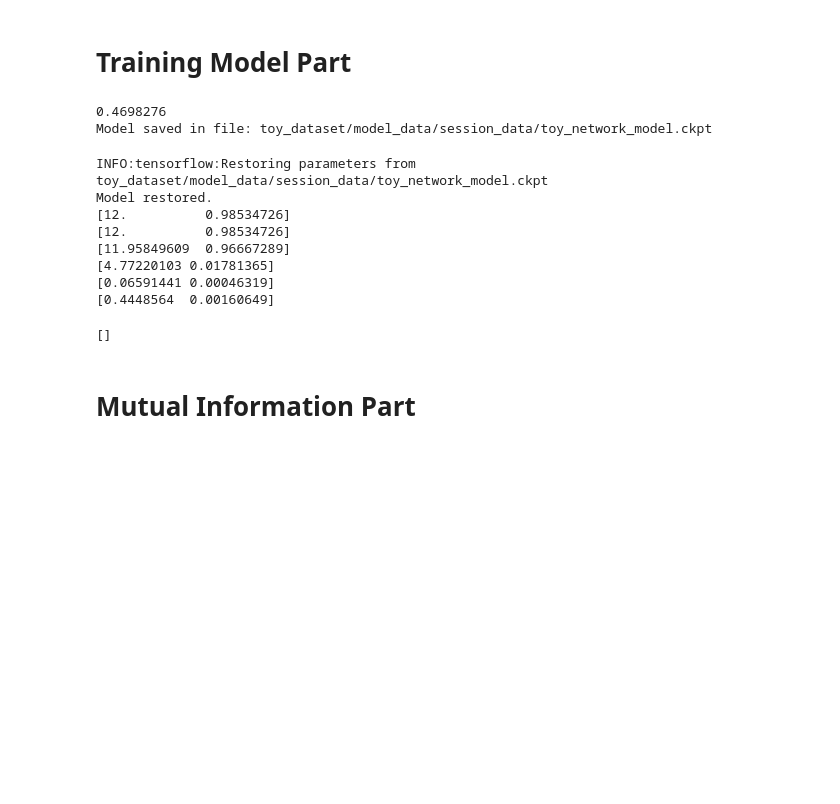
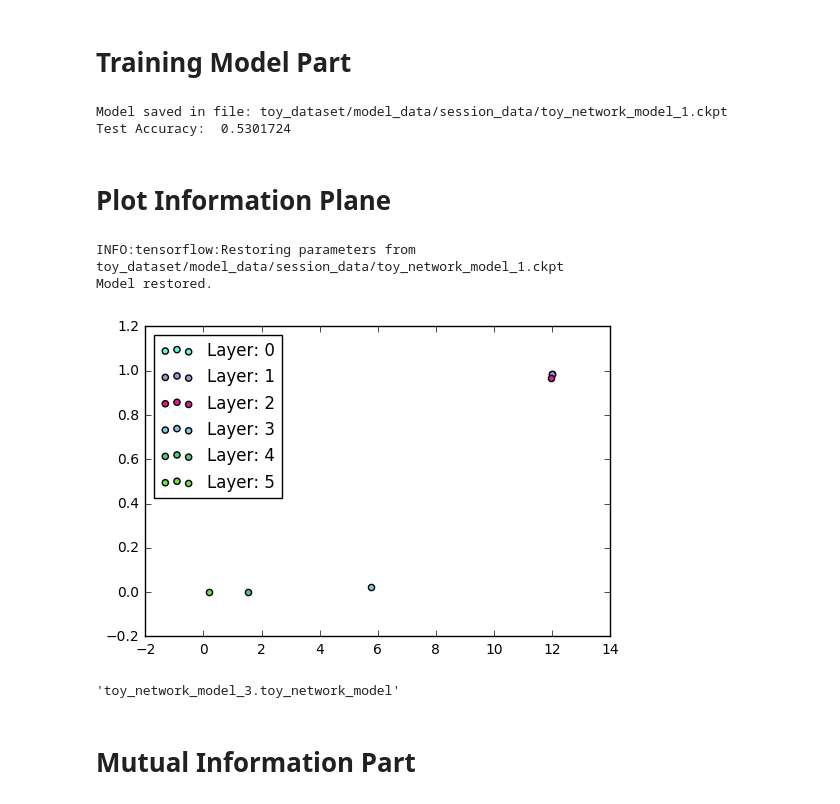
Before and after one commit to AnnaGolubeva/WS2018, a Jupyter notebook: toy_network_state_of_the_art.ipynb, the cells around one changed output. Drawn from its saved outputs; the diff is of its cells as text; code cells hidden in the pictures; blank space fills up the shorter version.

```diff
--- a/toy_network_state_of_the_art.ipynb
+++ b/toy_network_state_of_the_art.ipynb
@@ -22,7 +28,8 @@ def weight_variable(shape):
 data_folder = "toy_dataset/"
 save_folder = ["model_data/accuracy_data/","model_data/session_data/"]
 dataset_file = ["configs.npy","labels.npy","labels64.npy"]
-model_file = "toy_network_model.ckpt"
+model_file = lambda i="": "toy_network_model_{}.ckpt".format(i)
+#epoch_sess_file = lambda i: model_file.split('.')[0]+'_'+'{}'.format(i)+'.'+model_file.split('.')[0]
 
 
 ##### ----- Import data ---- #####
@@ -135,45 +142,47 @@ for epoch in range(num_epochs):
     if epoch%10==0:
         test_acc += [sess.run(accuracy, feed_dict={x: configs_test, y_: labels_test})]
 
+    # save the variables to disk each epoch
+    save_path = saver.save(sess,data_folder+save_folder[1]+model_file(epoch+1))
+    print("Model saved in file: %s" % data_folder+save_folder[1]+model_file(epoch+1))
 
 correct_prediction = tf.equal(tf.argmax(tf.sigmoid(y), 1), tf.argmax(y_, 1))
 accuracy = tf.reduce_mean(tf.cast(correct_prediction, tf.float32))
-print(sess.run(accuracy, feed_dict={x: configs_test, y_: labels_test}))
+print('Test Accuracy: ',sess.run(accuracy, feed_dict={x: configs_test, y_: labels_test}))
 
-# save the variables to disk
-save_path = saver.save(sess,data_folder+save_folder[1]+model_file)
-print("Model saved in file: %s" % data_folder+save_folder[1]+model_file)
+
 
 # save arrays with accuracy and error data
 np.savez_compressed(data_folder+save_folder[0]+'{}epochs_train_acc'.format(num_epochs), a=train_acc)
 np.savez_compressed(data_folder+save_folder[0]+'{}epochs_test_acc'.format(num_epochs), a=test_acc)
 np.savez_compressed(data_folder+save_folder[0]+'{}epochs_err_list'.format(num_epochs), a=err_list)
 # %% [output]
-0.4698276
-Model saved in file: toy_dataset/model_data/session_data/toy_network_model.ckpt
+Model saved in file: toy_dataset/model_data/session_data/toy_network_model_1.ckpt
+Test Accuracy:  0.5301724
+# %% [markdown]
+# Plot Information Plane
 # %%
-# Restore variables from disk.
-saver.restore(sess,data_folder+save_folder[1]+model_file)
-print("Model restored.")
+for epoch in range(num_epochs):
+    # Import each epoch session file
+    saver.restore(sess,data_folder+save_folder[1]+model_file(epoch+1))
+    print("Model restored.")
 
+    # Perform MI calculation [I(X,T), I(Y,T)] for each layer, once per epoch
 
-# Perform MI calculation [I(X,T), I(Y,T)] for each layer, once per epoch
-for i,layer_out in enumerate(out):
-    I[i,:,epoch] = m.mut_info(layer_out.eval(feed_dict={x: configs}))
-    print(I[i,:,epoch])
-
-# Plot Information Plane
-plt.plot()
+    for i,layer_out in enumerate(out):
+        I[i,:,epoch] = m.mut_info(layer_out.eval(feed_dict={x: configs}))
+        plt.scatter(I[i,0,epoch],I[i,1,epoch],label='Layer: '+str(i),c=np.random.rand(3,1))
+    plt.legend(loc=2,numpoints=1)
+    plt.show()
 # %% [output]
-INFO:tensorflow:Restoring parameters from toy_dataset/model_data/session_data/toy_network_model.ckpt
+INFO:tensorflow:Restoring parameters from toy_dataset/model_data/session_data/toy_network_model_1.ckpt
 Model restored.
-[12.          0.98534726]
-[12.          0.98534726]
-[11.95849609  0.96667289]
-[4.77220103 0.01781365]
-[0.06591441 0.00046319]
-[0.4448564  0.00160649]
-[]
+[figure, added]
+# %%
+epoch_sess_file = lambda i: model_file.split('.')[0]+'_'+'{}'.format(i)+'.'+model_file.split('.')[0]
+epoch_sess_file(3)
+# %% [output]
+'toy_network_model_3.toy_network_model'
 # %% [markdown]
 # Mutual Information Part
 # %%
```
Also changed, not shown: parts of 1 cell of this notebook, 13 other files.
